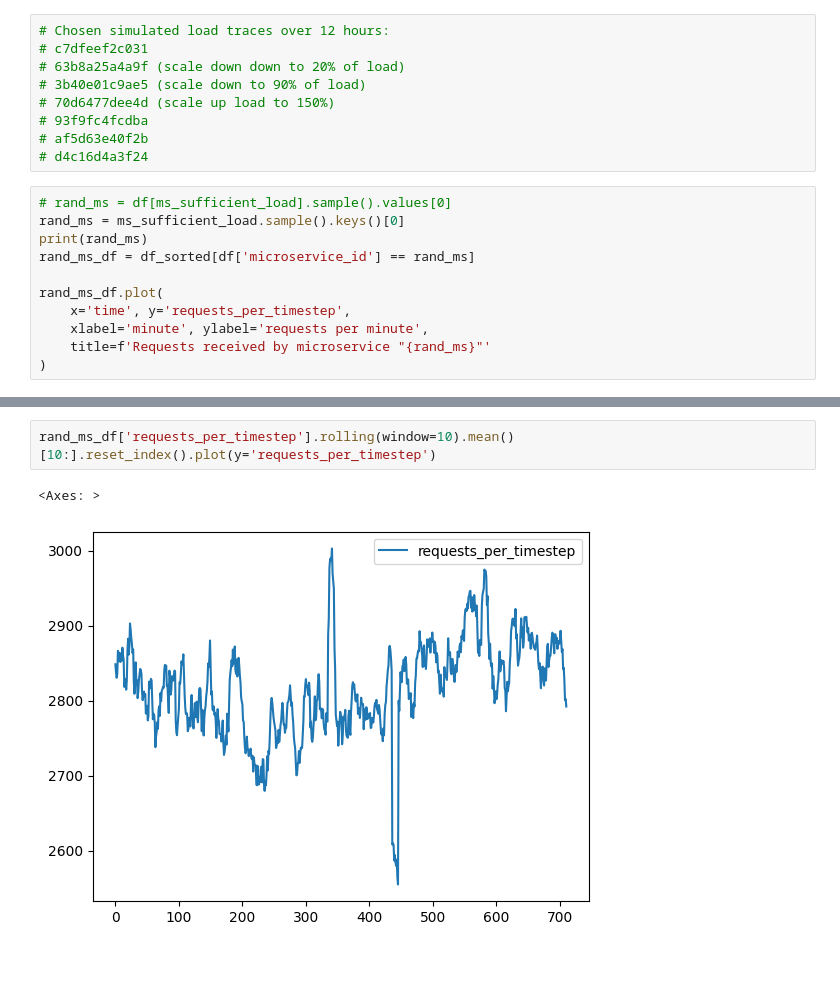
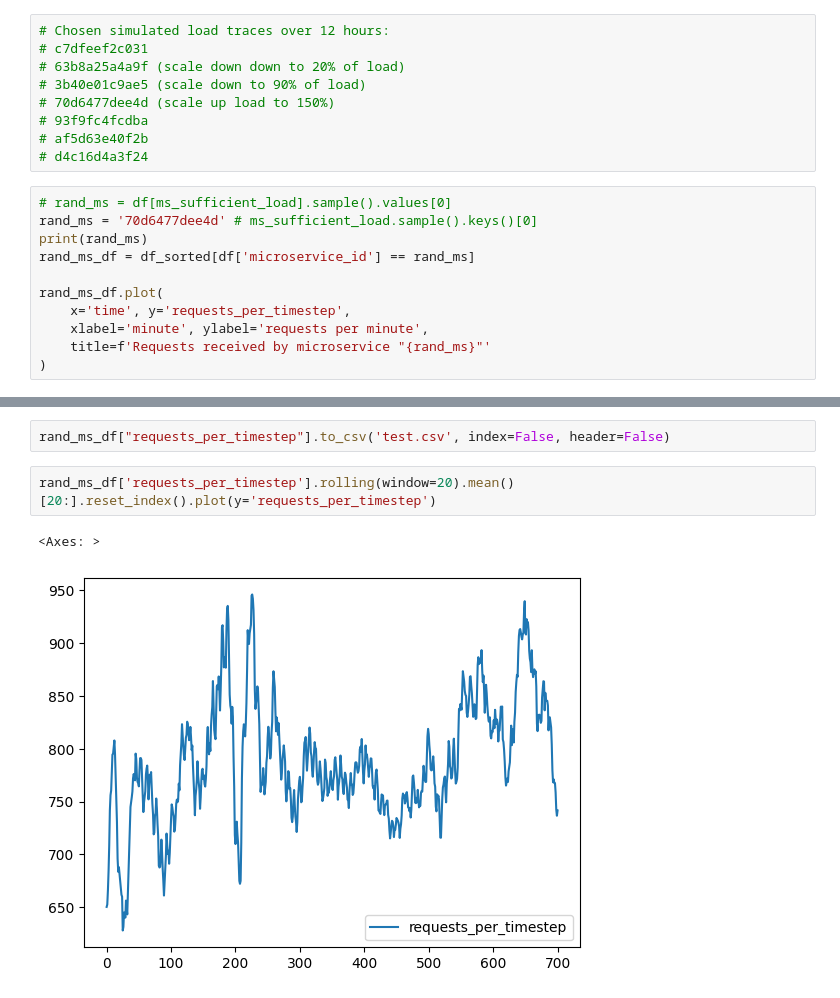
Before and after one commit to aphan1um/DeathStarBench, a Jupyter notebook: custom/alibaba-workload-extractor/analyse_parsed_workload.ipynb, the cells around one changed output, grey strips where cells are left out. Saved outputs shown, nothing was run; the diff lists cells and outputs as text; blank space fills up the shorter version.

```diff
--- a/custom/alibaba-workload-extractor/analyse_parsed_workload.ipynb
+++ b/custom/alibaba-workload-extractor/analyse_parsed_workload.ipynb
@@ -63,7 +63,7 @@ Name: requests_per_timestep, Length: 309, dtype: bool
 # d4c16d4a3f24
 # %%
 # rand_ms = df[ms_sufficient_load].sample().values[0]
-rand_ms = ms_sufficient_load.sample().keys()[0]
+rand_ms = '70d6477dee4d' # ms_sufficient_load.sample().keys()[0]
 print(rand_ms)
 rand_ms_df = df_sorted[df['microservice_id'] == rand_ms]
 
@@ -79,5 +79,7 @@ d4c16d4a3f24
+# %%
+rand_ms_df["requests_per_timestep"].to_csv('test.csv', index=False, header=False)
 # %%
-rand_ms_df['requests_per_timestep'].rolling(window=10).mean()[10:].reset_index().plot(y='requests_per_timestep')
+rand_ms_df['requests_per_timestep'].rolling(window=20).mean()[20:].reset_index().plot(y='requests_per_timestep')
 # %% [output]
 <Axes: >
-[figure, old version]
+[figure, new version]
```
Also changed, not shown: parts of 1 cell of this notebook, 6 other files.
